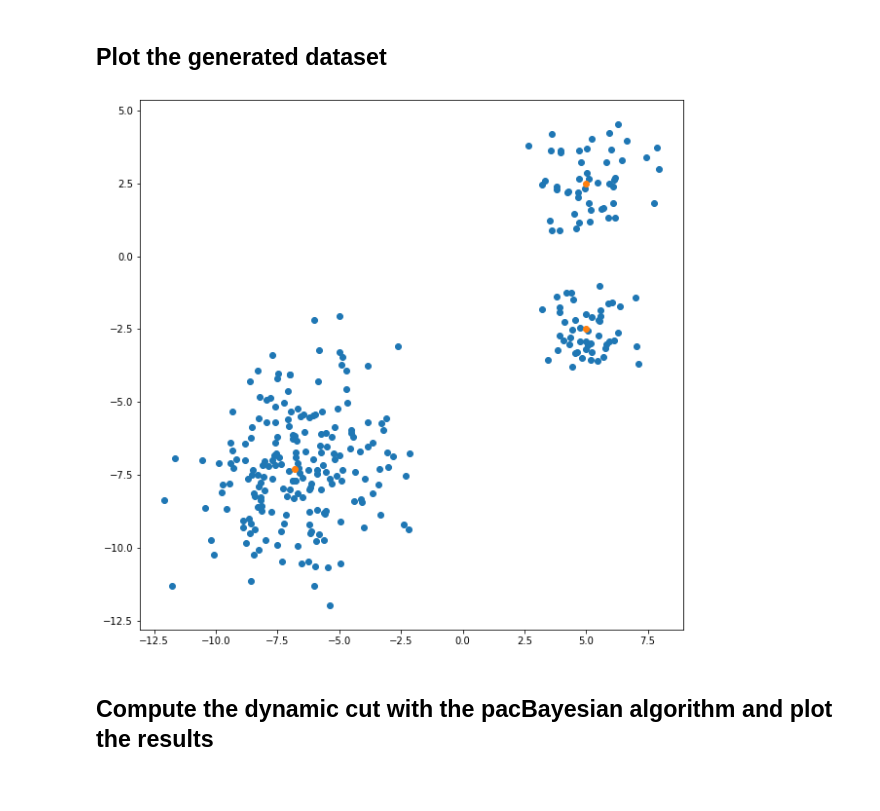
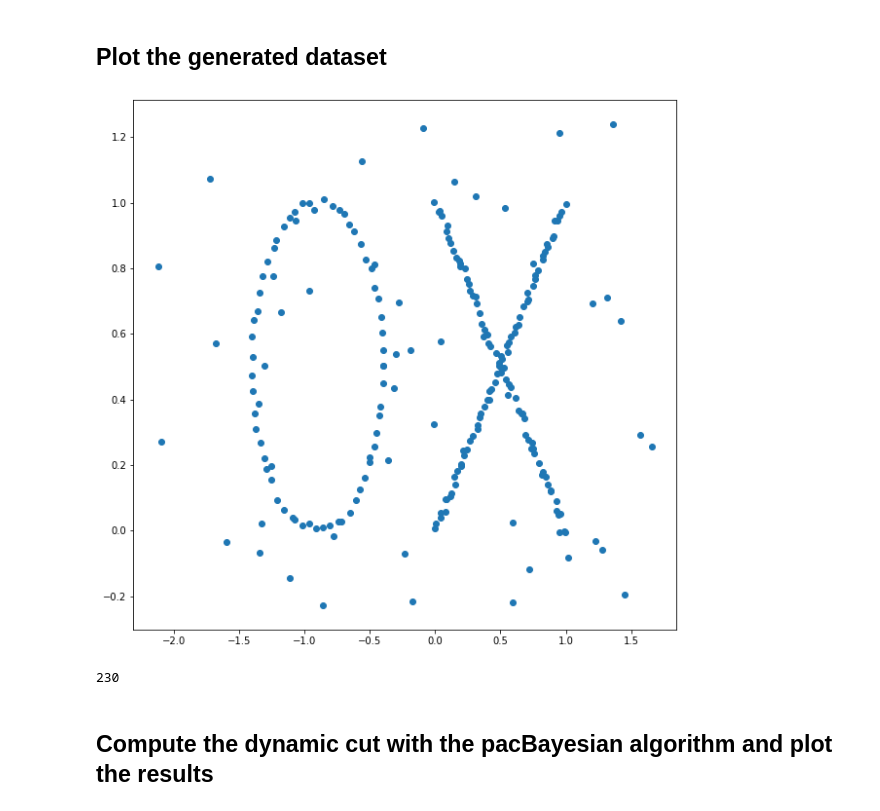
Before and after one commit to AlessandroMessori/Preference-Selection-Automatic-Cut, a Jupyter notebook: src/pacBayesianDendogramCutExample.ipynb, the cells around one changed output. Saved outputs shown, nothing was run; the diff lists cells and outputs as text; code cells hidden in the pictures.

```diff
--- a/src/pacBayesianDendogramCutExample.ipynb
+++ b/src/pacBayesianDendogramCutExample.ipynb
@@ -9,3 +10,12 @@ from pacBayesianDendogramCut import DendrogramCut
 from IPython.core.display import display, HTML
 import matplotlib.pyplot as plt
 display(HTML("<style>.container { width:90% !important; }</style>"))
+# %%
+temp = scipy.io.loadmat('../../multilink/data/ticktoe.mat')
+X = temp["X"].tolist()                                 # X = temp.X;
+G = temp["G"]
+# %%
+X = zip(X[0],X[1])
+X = list(X)
+X = list(map( lambda x: [x[0], x[1]]  ,X))
+X = np.asarray(X)
@@ -15,11 +45,11 @@ display(HTML("<style>.container { width:90% !important; }</style>"))
 centers = np.asarray([[-6.8, -7.3], [5, 2.5], [5, -2.5]])
 samples = np.asarray([4, 1, 1]) * 50
 
-X, Z, C = sklearn.datasets.make_blobs(
+'''X2, Z, C = sklearn.datasets.make_blobs(
     samples,
     cluster_std=[2, 1, 1],
     centers=centers,
-    return_centers=True)
+    return_centers=True)'''
 dist = pdist(X)
 dist = squareform(dist)
 # %% [markdown]
@@ -27,11 +57,15 @@ dist = squareform(dist)
 # %%
 fig = plt.figure(figsize=(10,10))
 ax = fig.add_subplot(111)
 ax.scatter(X[:, 0], X[:, 1])
-ax.scatter(C[:, 0], C[:, 1])
+#ax.scatter(C[:, 0], C[:, 1])
 fig.show()
 # %% [output]
-[figure, old version]
+[figure, new version]
+# %%
+len(dist)
+# %% [output]
+230
 # %% [markdown]
 ## Compute the dynamic cut with the pacBayesian algorithm and plot the results
 # %%
```
Also changed, not shown: parts of 6 cells of this notebook, 10 other files.
